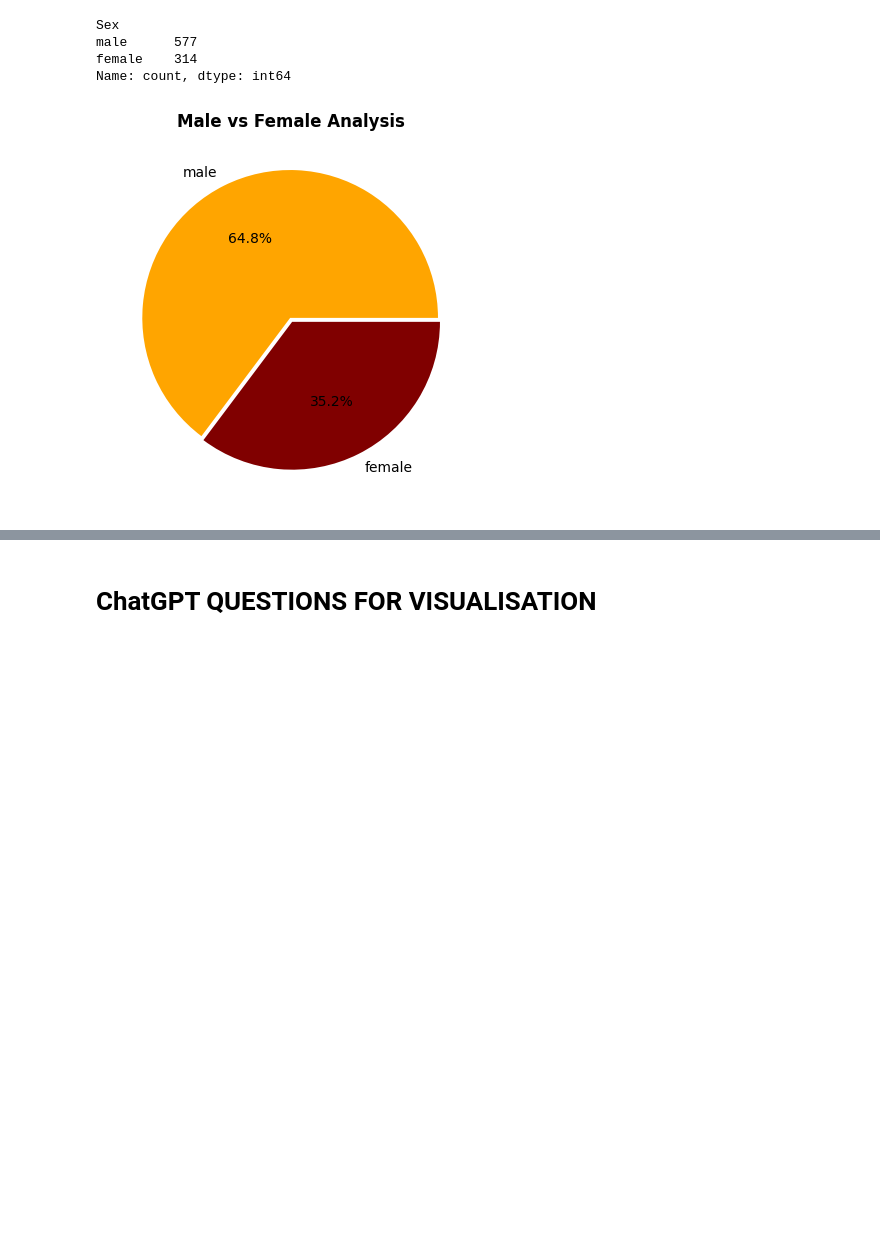
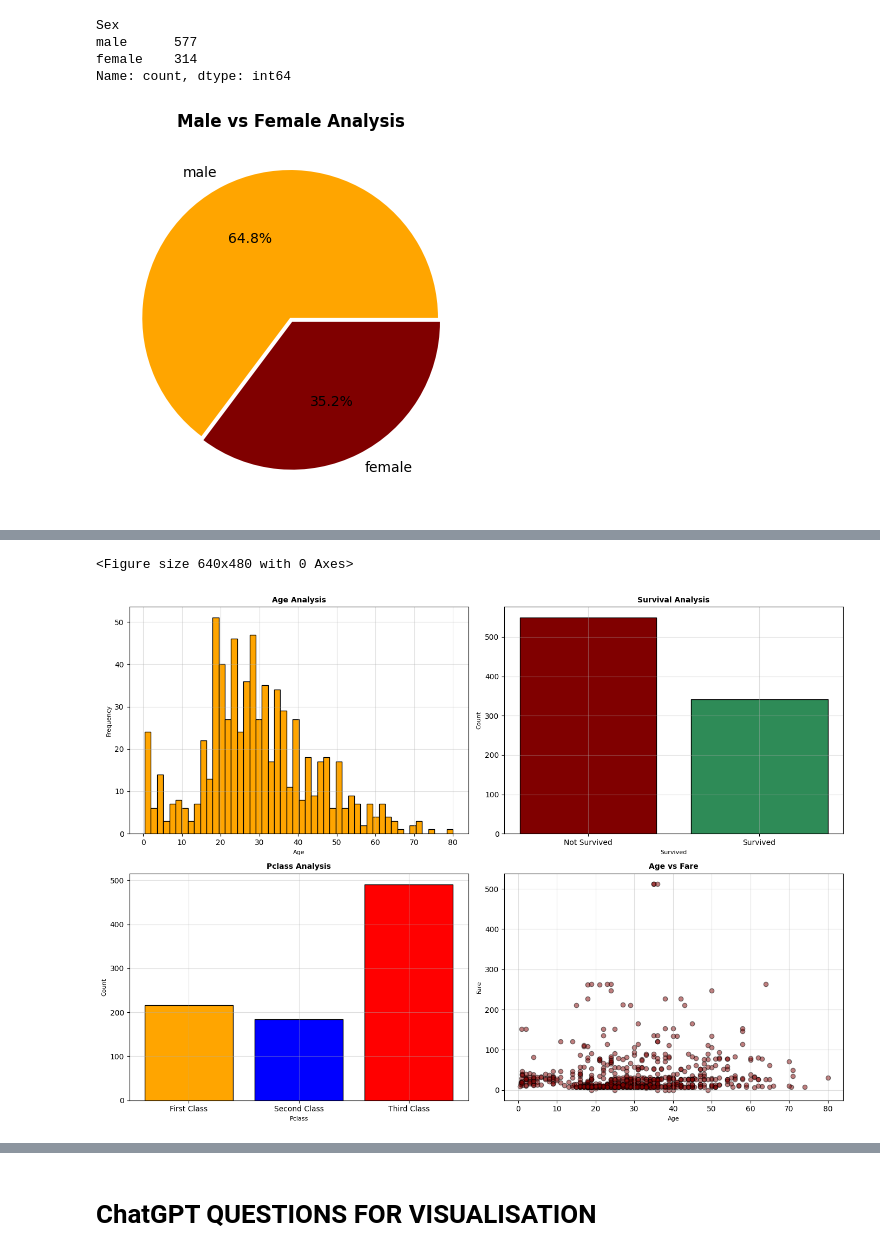
Before and after one commit to Ramcharan-AIML/Matplotlib_Problem_Solving, a Jupyter notebook: Matplotlib_Problems_Practice.ipynb, the cells around one changed output, grey strips where cells are left out. Cells and saved outputs as stored; diff of their text form; code cells hidden in the pictures; blank space fills up the shorter version.

```diff
--- a/Matplotlib_Problems_Practice.ipynb
+++ b/Matplotlib_Problems_Practice.ipynb
@@ -577,0 +612,63 @@ Name: count, dtype: int64
+# %%
+# 8. Build a 2x2 dashboard:
+#    - Top left: Age histogram
+#    - Top right: Survival bar chart
+#    - Bottom left: Pclass bar chart
+#    - Bottom right: Age vs Fare scatter
+#    Add main title: "Titanic Analysis"
+plt.suptitle("Titanic Analysis",fontsize =18, fontweight= "bold")
+plt.figure(figsize=(14, 10))
+
+# Age histogram distribution
+plt.subplot(2,2,1)
+plt.hist(df["Age"] , bins=50, color="orange", edgecolor='black')
+plt.title("Age Analysis",fontsize=10 , fontweight='bold')
+plt.xlabel("Age",fontsize=8)
+plt.ylabel("Frequency",fontsize=8)
+plt.grid(True , alpha=0.4)
+
+
+# Survival Analysis
+plt.subplot(2,2,2)
+sur = df['Survived'].value_counts()
+colors=["maroon", "seagreen"]
+plt.bar(sur.index, sur.values ,color = colors,  edgecolor='black')
+plt.title("Survival Analysis",fontsize=10 , fontweight='bold')
+plt.xlabel("Survived",fontsize=8)
+plt.ylabel("Count",fontsize=8)
+plt.xticks([0,1],
+        ["Not Survived", "Survived"])
+plt.grid(True , alpha=0.4)
+
+
+# Pclass Analysis
+plt.subplot(2,2,3)
+pclass = df['Pclass'].value_counts().sort_index()
+colors=["orange", "blue", "red"]
+plt.bar(pclass.index, pclass.values ,color = colors,  edgecolor='black')
+plt.title("Pclass Analysis",fontsize=10 , fontweight='bold')
+plt.xlabel("Pclass",fontsize=8)
+plt.ylabel("Count",fontsize=8)
+plt.xticks([1,2,3],
+        ["First Class", "Second Class", "Third Class"])
+plt.grid(True , alpha=0.4)
+
+
+#
+plt.subplot(2,2,4)
+age = df["Age"]
+fare = df["Fare"]
+colors_2= ['maroon']
+
+plt.scatter(age , fare ,color=colors_2,  edgecolor = 'black', alpha = 0.5 )
+
+plt.title("Age vs Fare",fontsize=10 , fontweight='bold')
+plt.xlabel("Age",fontsize=8)
+plt.ylabel("Fare",fontsize=8)
+plt.grid(True , alpha=0.4)
+
+plt.tight_layout()
+plt.show()
+# %% [output]
+<Figure size 640x480 with 0 Axes>
+[figure, added]
```
Also changed, not shown: parts of 4 cells of this notebook, 1 other file.
